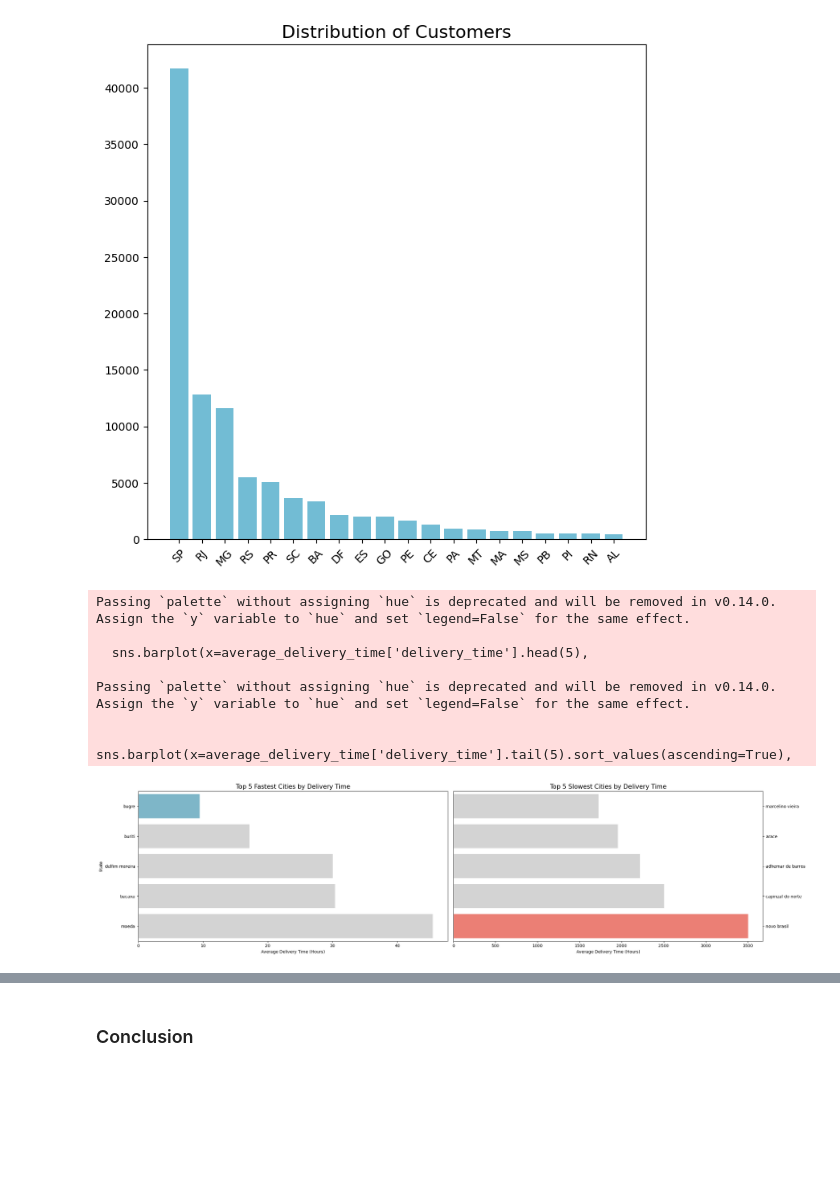
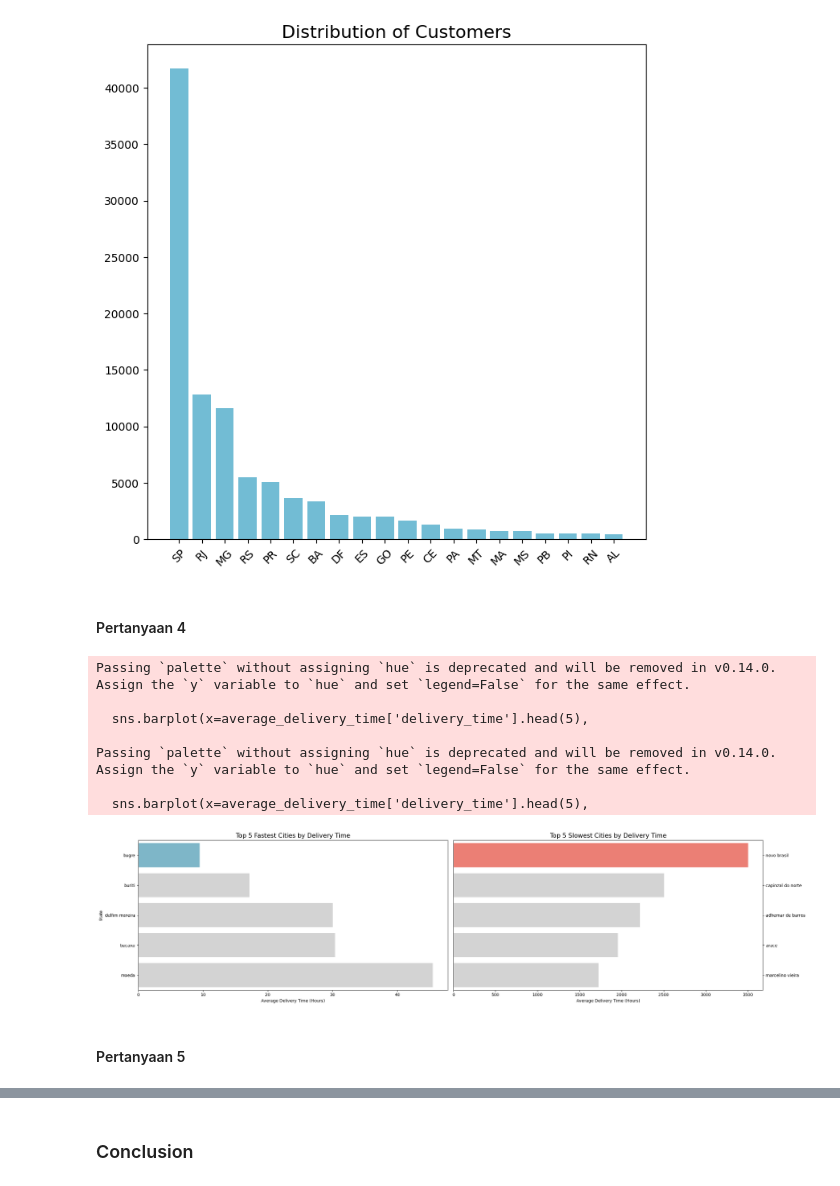
Before and after one commit to FransiscusSuhargo/Dicoding-E-Commerce-Submission, a Jupyter notebook: notebook.ipynb, the cells around one changed output, grey strips where cells are left out. Drawn from its saved outputs; the diff is of its cells as text; code cells hidden in the pictures; blank space fills up the shorter version.

```diff
--- a/notebook.ipynb
+++ b/notebook.ipynb
@@ -626,41 +639,45 @@ plt.title('Distribution of Customers', fontsize=16)
 plt.show()
 # %% [output]
 [figure]
+# %% [markdown]
+#### Pertanyaan 4
 # %%
-# average_delivery_time['delivery_time'] = average_delivery_time['delivery_time'].dt.total_seconds() / 3600
+average_delivery_time['delivery_time'] = average_delivery_time['delivery_time'].dt.total_seconds() / 3600
 
 colors_fastest = ["#72BCD4", "#D3D3D3", "#D3D3D3", "#D3D3D3", "#D3D3D3"]
-colors_slowest = ["#D3D3D3", "#D3D3D3", "#D3D3D3", "#D3D3D3", "#FF6F61"]
+colors_slowest = ["#FF6F61", "#D3D3D3", "#D3D3D3", "#D3D3D3", "#D3D3D3"]
 
 fig, ax = plt.subplots(nrows=1, ncols=2, figsize=(24, 6))
 
-average_delivery_time.head()
 sns.barplot(x=average_delivery_time['delivery_time'].head(5),
             y=average_delivery_time['customer_city'].head(5),
             palette=colors_fastest, ax=ax[0])
 ax[0].set_title("Top 5 Fastest Cities by Delivery Time", fontsize=15)
 ax[0].set_xlabel("Average Delivery Time (Hours)")
 ax[0].set_ylabel("State")
 
-sns.barplot(x=average_delivery_time['delivery_time'].tail(5).sort_values(ascending=True),
-            y=average_delivery_time['customer_city'].tail(5).sort_values(ascending=True),
+average_delivery_time = average_delivery_time.sort_values(by="delivery_time", ascending=False )
+sns.barplot(x=average_delivery_time['delivery_time'].head(5),
+            y=average_delivery_time['customer_city'].head(5),
             palette=colors_slowest, ax=ax[1])
 ax[1].set_title("Top 5 Slowest Cities by Delivery Time", fontsize=15)
 ax[1].set_xlabel("Average Delivery Time (Hours)")
 ax[1].set_ylabel(None)
 ax[1].yaxis.tick_right()
 
 plt.tight_layout()
 plt.show()
 # %% [output]
 Passing `palette` without assigning `hue` is deprecated and will be removed in v0.14.0. Assign the `y` variable to `hue` and set `legend=False` for the same effect.
 
   sns.barplot(x=average_delivery_time['delivery_time'].head(5),
 
 Passing `palette` without assigning `hue` is deprecated and will be removed in v0.14.0. Assign the `y` variable to `hue` and set `legend=False` for the same effect.
 
-  sns.barplot(x=average_delivery_time['delivery_time'].tail(5).sort_values(ascending=True),
+  sns.barplot(x=average_delivery_time['delivery_time'].head(5),
-[figure, old version]
+[figure, new version]
+# %% [markdown]
+#### Pertanyaan 5
 # %%
 #Mencari 3 kategori yang memiliki penjualan tertinggi pada masing - masing kota
 top_cities = category_highest.groupby('customer_city')['count'].sum().nlargest(10).index
```
Also changed, not shown: parts of 14 cells of this notebook, 2 other files.
